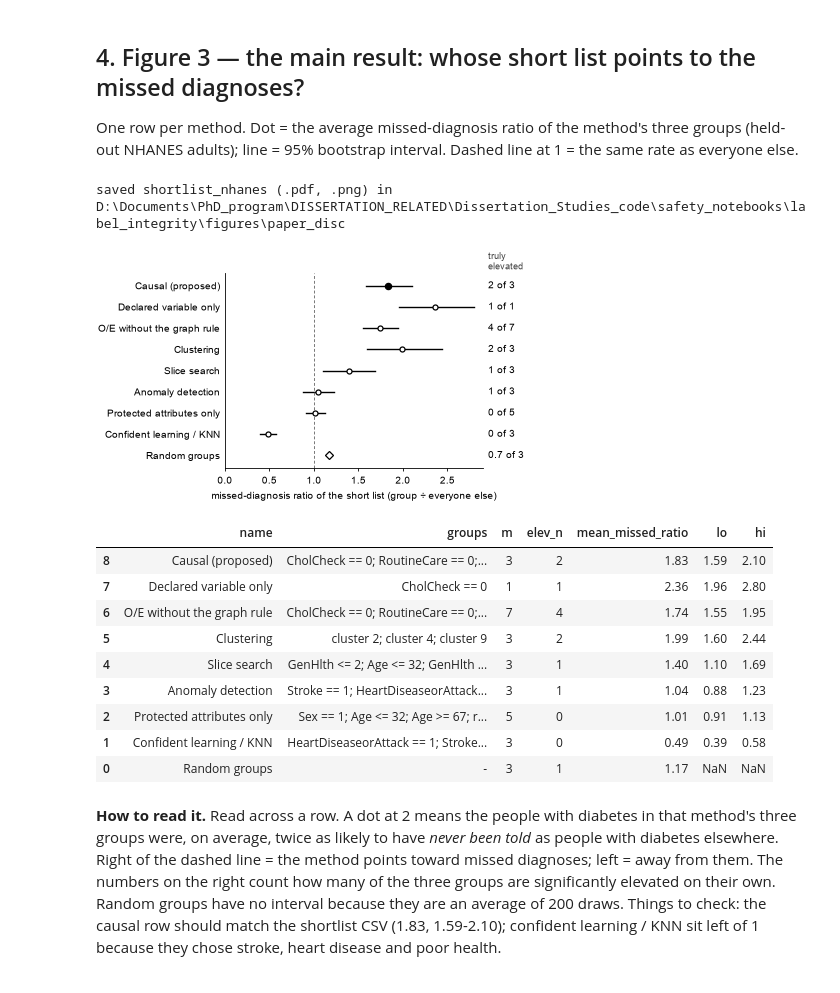
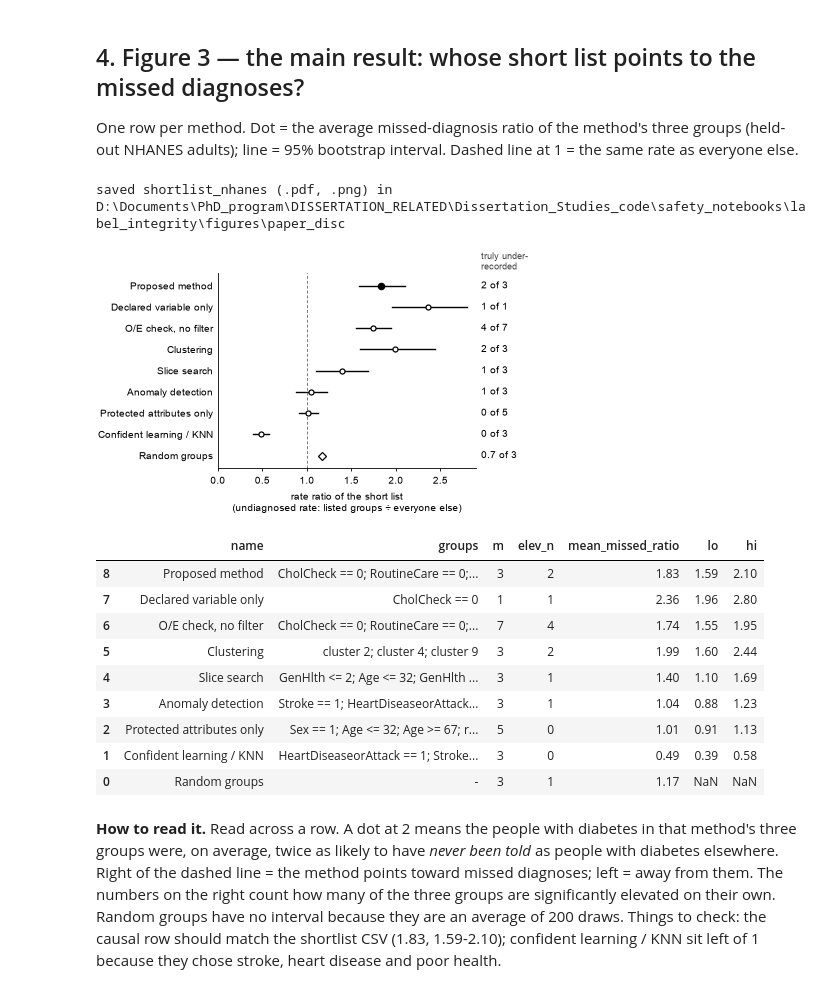
Before and after one commit to jpadela1/data_label_integrity, a Jupyter notebook: code/09_paper_figures_discovery.ipynb, the cells around one changed output. Cells and saved outputs as stored; diff of their text form; code cells hidden in the pictures.

```diff
--- a/code/09_paper_figures_discovery.ipynb
+++ b/code/09_paper_figures_discovery.ipynb
@@ -263,12 +264,14 @@ def lohi(s):
     a, b = re.split(r"\s*(?:-|to)\s*(?=[\d+-])", s.strip(), maxsplit=1)
     return float(a), float(b)
 
-NAME = {"causal (proposed): O/E flags": "Causal (proposed)", "slice search": "Slice search",
+# LEFT of each colon  = the row's name in the results files. Never change it: it is how the row is looked up.
+# RIGHT of each colon = the text printed in the figure. Change this side freely.
+NAME = {"causal (proposed): O/E flags": "Proposed method", "slice search": "Slice search",
         "confident learning": "Confident learning", "KNN disagreement": "KNN label disagreement",
         "anomaly detection": "Anomaly detection", "random (mean of 200)": "Random groups",
         # rows from notebook 08, section 10 (added Nov 12, 2026)
         "ablation: declared variable only": "Declared variable only",
-        "ablation: O/E without the graph rule": "O/E without the graph rule",
+        "ablation: O/E without the graph rule": "O/E check, no filter",
         "clustering (top m)": "Clustering", "protected only (all its groups)": "Protected attributes only"}
 sh = nh_short.copy()
 # the extra short lists: same scoring and the same bootstrap resamples as the rows above (notebook 08, section 10)
@@ -283,41 +286,41 @@ sh["elev_n"] = (sh.share_truly_elevated * sh.m).round().astype(int)
 same = sh[sh.method.isin(["confident learning", "KNN disagreement"])]
 if len(same) == 2 and same.groups.nunique() == 1:
     sh.loc[sh.method == "confident learning", "name"] = "Confident learning / KNN"
     sh = sh[sh.method != "KNN disagreement"]
 # row order, top to bottom: the method, its two ablations, then the comparison methods
-ORDER = ["Causal (proposed)", "Declared variable only", "O/E without the graph rule", "Clustering", "Slice search",
+ORDER = ["Proposed method", "Declared variable only", "O/E check, no filter", "Clustering", "Slice search",
          "Anomaly detection", "Protected attributes only", "Confident learning / KNN", "Confident learning",
          "KNN label disagreement", "Random groups"]
 sh["order"] = sh.name.map({n: i for i, n in enumerate(ORDER)})
 sh = sh.sort_values("order", ascending=False).reset_index(drop=True)     # plotted bottom to top, so the method is on top
 
 fig, ax = plt.subplots(figsize=(COL_W, 0.42 + 0.235 * len(sh)))
 y = np.arange(len(sh))
 for i, r in sh.iterrows():
     is_c = r.method.startswith("causal")
     if np.isfinite(r.lo):
         ax.plot([r.lo, r.hi], [i, i], color="black", lw=1.0)
     ax.plot(r.mean_missed_ratio, i, marker="o" if np.isfinite(r.lo) else "D",
             ms=4.5 if is_c else 3.6, color="black", mfc="black" if is_c else "white", mew=0.9, zorder=3)
     lab = f"{r.elev_n} of {int(r.m)}" if not r.method.startswith("random") else f"{r.share_truly_elevated * r.m:.1f} of {int(r.m)}"
     ax.text(1.02, i, lab, transform=ax.get_yaxis_transform(), va="center", fontsize=7)
-ax.text(1.02, len(sh) - 0.35, "truly\nelevated", transform=ax.get_yaxis_transform(), va="bottom", fontsize=6.5, color="#444444")
+ax.text(1.02, len(sh) - 0.35, "truly under-\nrecorded", transform=ax.get_yaxis_transform(), va="bottom", fontsize=6.5, color="#444444")
 ax.axvline(1, color="#777777", lw=0.7, ls=(0, (3, 2)))
 ax.set_yticks(y, sh.name)
 ax.set_ylim(-0.6, len(sh) - 0.4)
-ax.set_xlabel("missed-diagnosis ratio of the short list (group ÷ everyone else)")
+ax.set_xlabel("rate ratio of the short list\n(undiagnosed rate: listed groups ÷ everyone else)")
 ax.set_xlim(0, max(2.4, sh.hi.max() + 0.1))
 ax.tick_params(axis="y", length=0)
 savefig(fig, "shortlist_nhanes")
 plt.show()
 sh[["name", "groups", "m", "elev_n", "mean_missed_ratio", "lo", "hi"]].iloc[::-1].round(2)
 # %% [output]
 saved shortlist_nhanes (.pdf, .png) in D:\Documents\PhD_program\DISSERTATION_RELATED\Dissertation_Studies_code\safety_notebooks\label_integrity\figures\paper_disc
-[figure, old version]
+[figure, new version]
 |  | name | groups | m | elev_n | mean_missed_ratio | lo | hi |
-| 8 | Causal (proposed) | CholCheck == 0; RoutineCare == 0;... | 3 | 2 | 1.83 | 1.59 | 2.10 |
+| 8 | Proposed method | CholCheck == 0; RoutineCare == 0;... | 3 | 2 | 1.83 | 1.59 | 2.10 |
 | 7 | Declared variable only | CholCheck == 0 | 1 | 1 | 2.36 | 1.96 | 2.80 |
-| 6 | O/E without the graph rule | CholCheck == 0; RoutineCare == 0;... | 7 | 4 | 1.74 | 1.55 | 1.95 |
+| 6 | O/E check, no filter | CholCheck == 0; RoutineCare == 0;... | 7 | 4 | 1.74 | 1.55 | 1.95 |
 | 5 | Clustering | cluster 2; cluster 4; cluster 9 | 3 | 2 | 1.99 | 1.60 | 2.44 |
 | 4 | Slice search | GenHlth <= 2; Age <= 32; GenHlth ... | 3 | 1 | 1.40 | 1.10 | 1.69 |
 | 3 | Anomaly detection | Stroke == 1; HeartDiseaseorAttack... | 3 | 1 | 1.04 | 0.88 | 1.23 |
```
Also changed, not shown: parts of 11 cells of this notebook.
